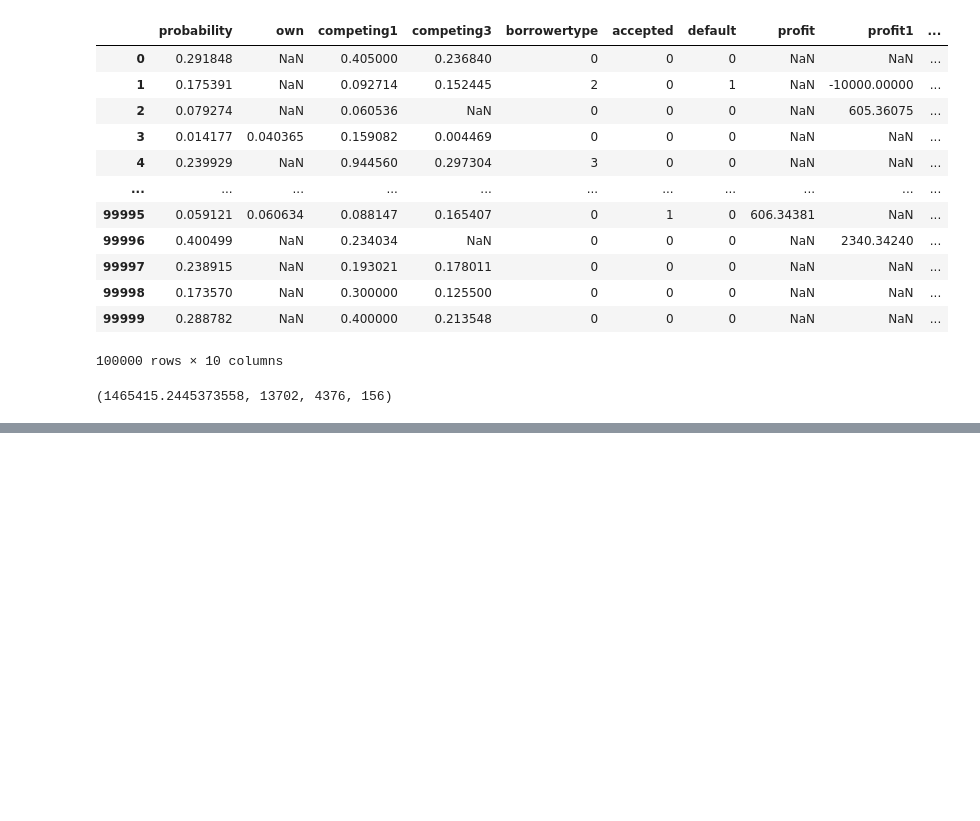
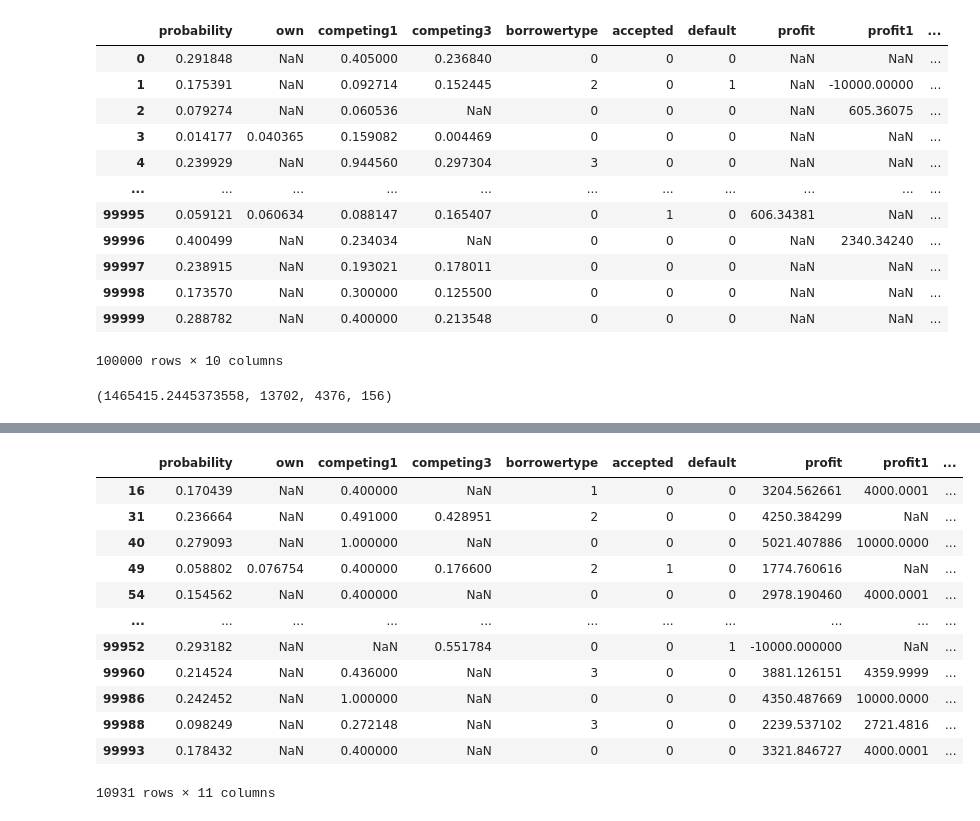
Before and after one commit to jpkcunha/AdvancedFinance_ML, a Jupyter notebook: model_stage2.ipynb, the cells around one changed output, grey strips where cells are left out. Saved outputs shown, nothing was run; the diff lists cells and outputs as text; code cells hidden in the pictures; blank space fills up the shorter version.

```diff
--- a/model_stage2.ipynb
+++ b/model_stage2.ipynb
@@ -665,0 +388,16 @@ df.drop('probability', axis = 1).to_csv('pyce_loans.csv')
+# %%
+x[x.profit.notnull()]
+# %% [output]
+|  | probability | own | competing1 | competing3 | borrowertype | accepted | default | profit | profit1 | ... |
+| 16 | 0.170439 | NaN | 0.400000 | NaN | 1 | 0 | 0 | 3204.562661 | 4000.0001 | ... |
+| 31 | 0.236664 | NaN | 0.491000 | 0.428951 | 2 | 0 | 0 | 4250.384299 | NaN | ... |
+| 40 | 0.279093 | NaN | 1.000000 | NaN | 0 | 0 | 0 | 5021.407886 | 10000.0000 | ... |
+| 49 | 0.058802 | 0.076754 | 0.400000 | 0.176600 | 2 | 1 | 0 | 1774.760616 | NaN | ... |
+| 54 | 0.154562 | NaN | 0.400000 | NaN | 0 | 0 | 0 | 2978.190460 | 4000.0001 | ... |
+| ... | ... | ... | ... | ... | ... | ... | ... | ... | ... | ... |
+| 99952 | 0.293182 | NaN | NaN | 0.551784 | 0 | 0 | 1 | -10000.000000 | NaN | ... |
+| 99960 | 0.214524 | NaN | 0.436000 | NaN | 3 | 0 | 0 | 3881.126151 | 4359.9999 | ... |
+| 99986 | 0.242452 | NaN | 1.000000 | NaN | 0 | 0 | 0 | 4350.487669 | 10000.0000 | ... |
+| 99988 | 0.098249 | NaN | 0.272148 | NaN | 3 | 0 | 0 | 2239.537102 | 2721.4816 | ... |
+| 99993 | 0.178432 | NaN | 0.400000 | NaN | 0 | 0 | 0 | 3321.846727 | 4000.0001 | ... |
+10931 rows × 11 columns
```
Also changed, not shown: parts of 52 cells of this notebook, 1 other file.
